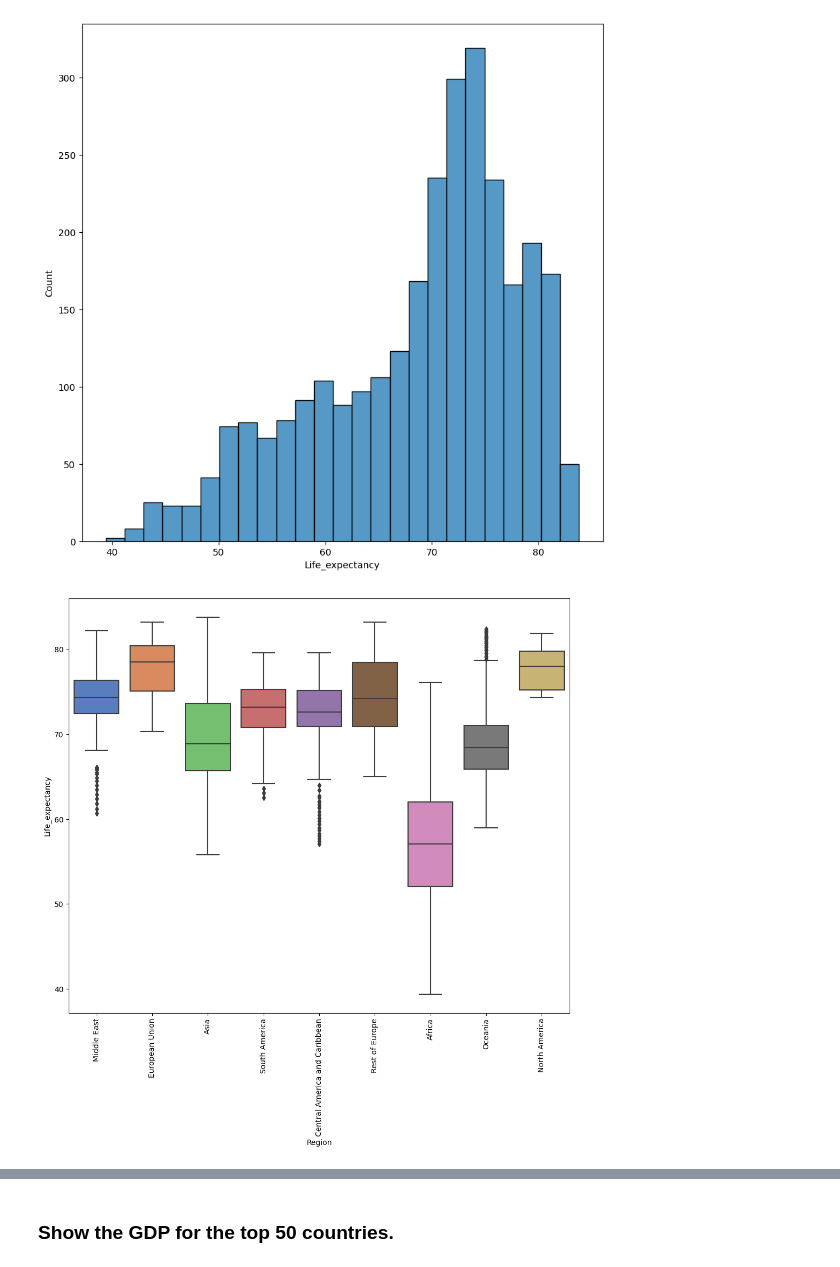
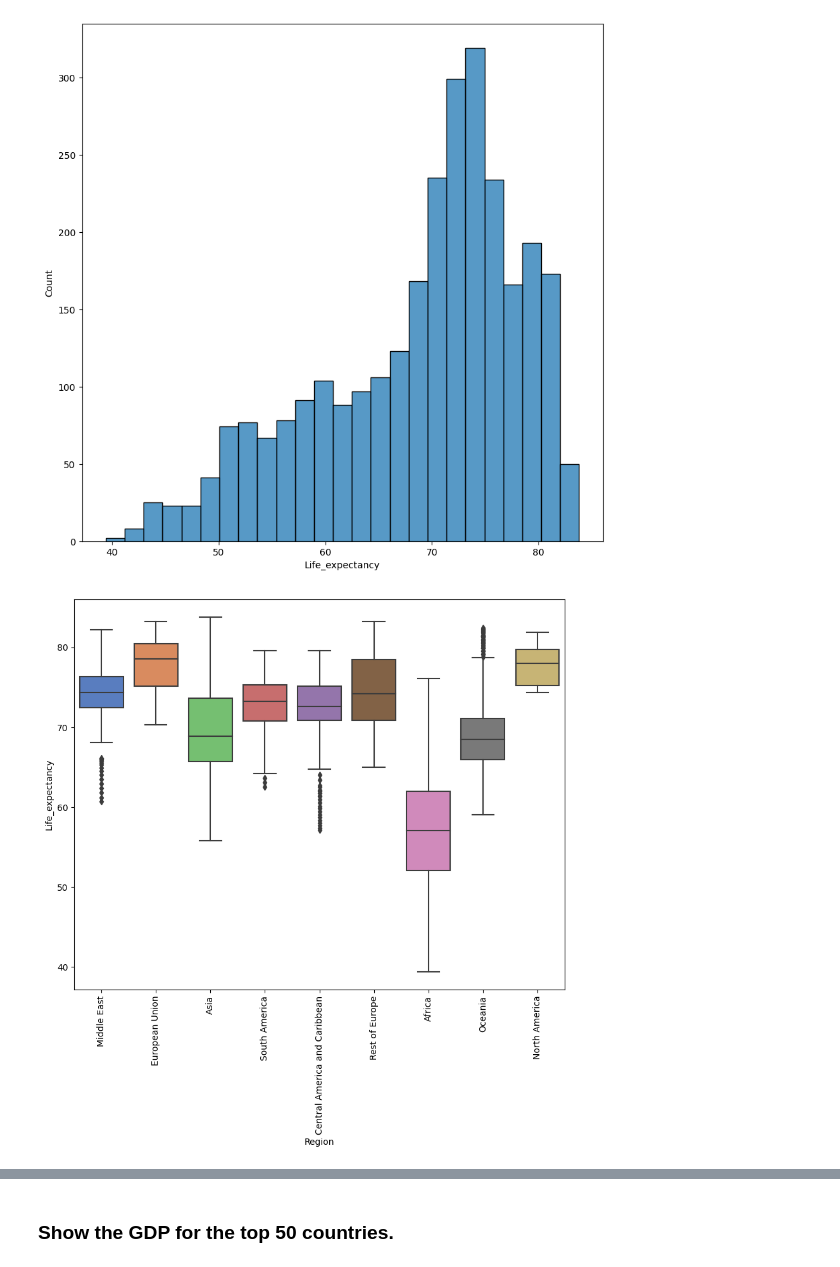
Before and after one commit to johnpospisil/who-life-expectancy-predictor, a Jupyter notebook: who-life-expectancy-prediction.ipynb, the cells around one changed output, grey strips where cells are left out. Drawn from its saved outputs; the diff is of its cells as text; code cells hidden in the pictures.

```diff
--- a/who-life-expectancy-prediction.ipynb
+++ b/who-life-expectancy-prediction.ipynb
@@ -137,9 +137,9 @@ sns.histplot(x='Life_expectancy', data=df);
 # %% [output]
 [figure]
 # %%
-plt.figure(figsize=(12, 10))
+plt.figure(figsize=(10, 8))
 sns.boxplot(x=df['Region'], y=df['Life_expectancy'], data=df, palette='muted')
 plt.xticks(rotation=90);
 # %% [output]
-[figure, old version]
+[figure, new version]
 # %%
```
Also changed, not shown: parts of 11 cells of this notebook.
